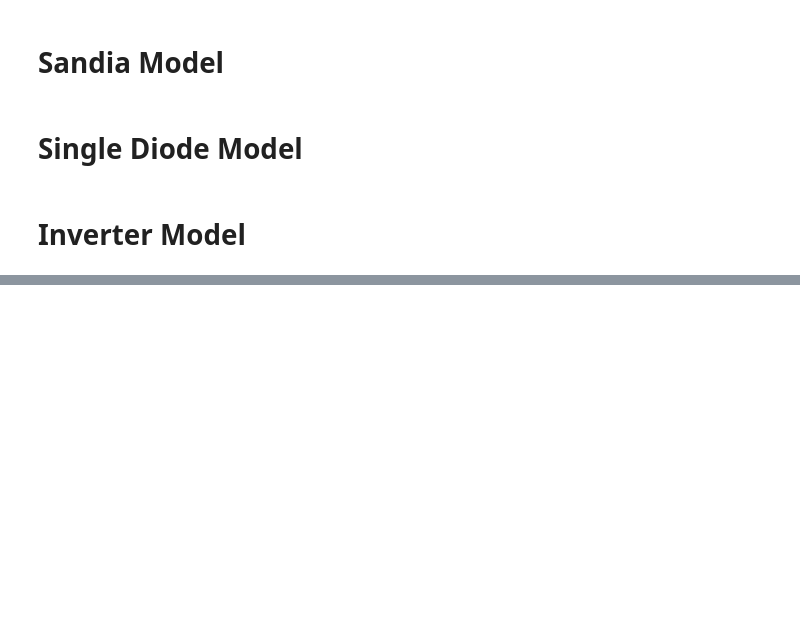
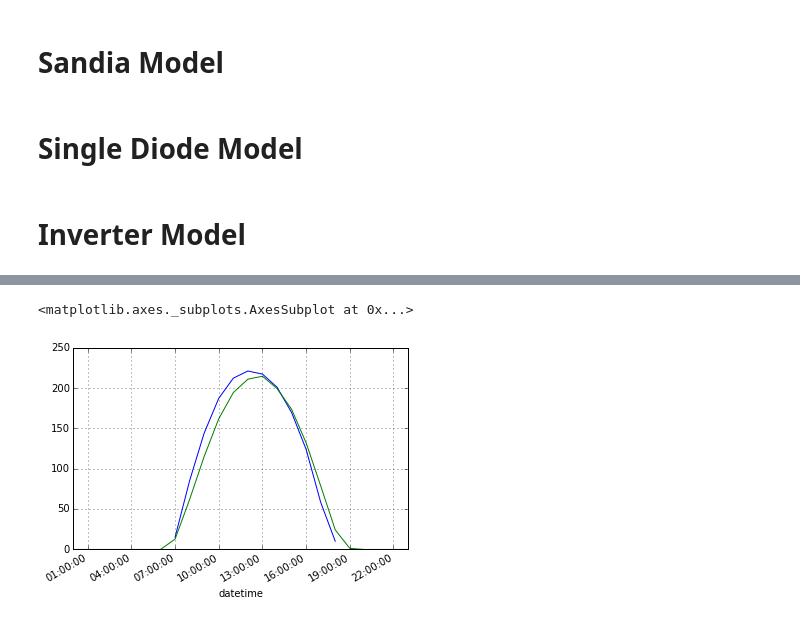
Before and after one commit to edresch/PVLIB_Python, a Jupyter notebook: pvlib/docs/tutorials/Tutorial_1_introduction.ipynb, the cells around one changed output, grey strips where cells are left out. Drawn from its saved outputs; the diff is of its cells as text; code cells hidden in the pictures; blank space fills up the shorter version.

```diff
--- a/pvlib/docs/tutorials/Tutorial_1_introduction.ipynb
+++ b/pvlib/docs/tutorials/Tutorial_1_introduction.ipynb
@@ -200,7 +208,7 @@ IL,I0,Rs,Rsh,nNsVth=pvlib.pvsystem.calcparams_desoto(S=TMY.GHI,
                                                dEgdT= -0.0002677)
 
 
-DFout= pvlib.pvsystem.singlediode(Module=module,
+sdDFOut= pvlib.pvsystem.singlediode(Module=module,
                                IL=IL,
                                I0=I0,
                                Rs=Rs,
@@ -208,12 +216,12 @@ DFout= pvlib.pvsystem.singlediode(Module=module,
                                nNsVth=nNsVth)
 
 
-TMY['sd_Imp']=DFOut['Imp']
-TMY['sd_Voc']=DFOut['Voc']
-TMY['sd_Vmp']=DFOut['Vmp']
-TMY['sd_Pmp']=DFOut['Pmp']
-TMY['sd_Ix']=DFOut['Ix']
-TMY['sd_Ixx']=DFOut['Ixx']
+TMY['sd_Imp']=sdDFOut['Imp']
+TMY['sd_Voc']=sdDFOut['Voc']
+TMY['sd_Vmp']=sdDFOut['Vmp']
+TMY['sd_Pmp']=sdDFOut['Pmp']
+TMY['sd_Ix']=sdDFOut['Ix']
+TMY['sd_Ixx']=sdDFOut['Ixx']
 # %% [markdown]
 # Inverter Model
 # %%
@@ -224,0 +230,6 @@ TMY['ACPower']=pvlib.pvsystem.snlinverter(Vmp=TMY.Vmp,Pmp=TMY.Pmp,Inverter=inver
+# %%
+TMY.Pmp['March 25th,1987'].plot()
+TMY.sd_Pmp['March 25th, 1987'].plot()
+# %% [output]
+<matplotlib.axes._subplots.AxesSubplot at 0x...>
+[figure, added]
```
Also changed, not shown: parts of 10 cells of this notebook, 1 other file.
